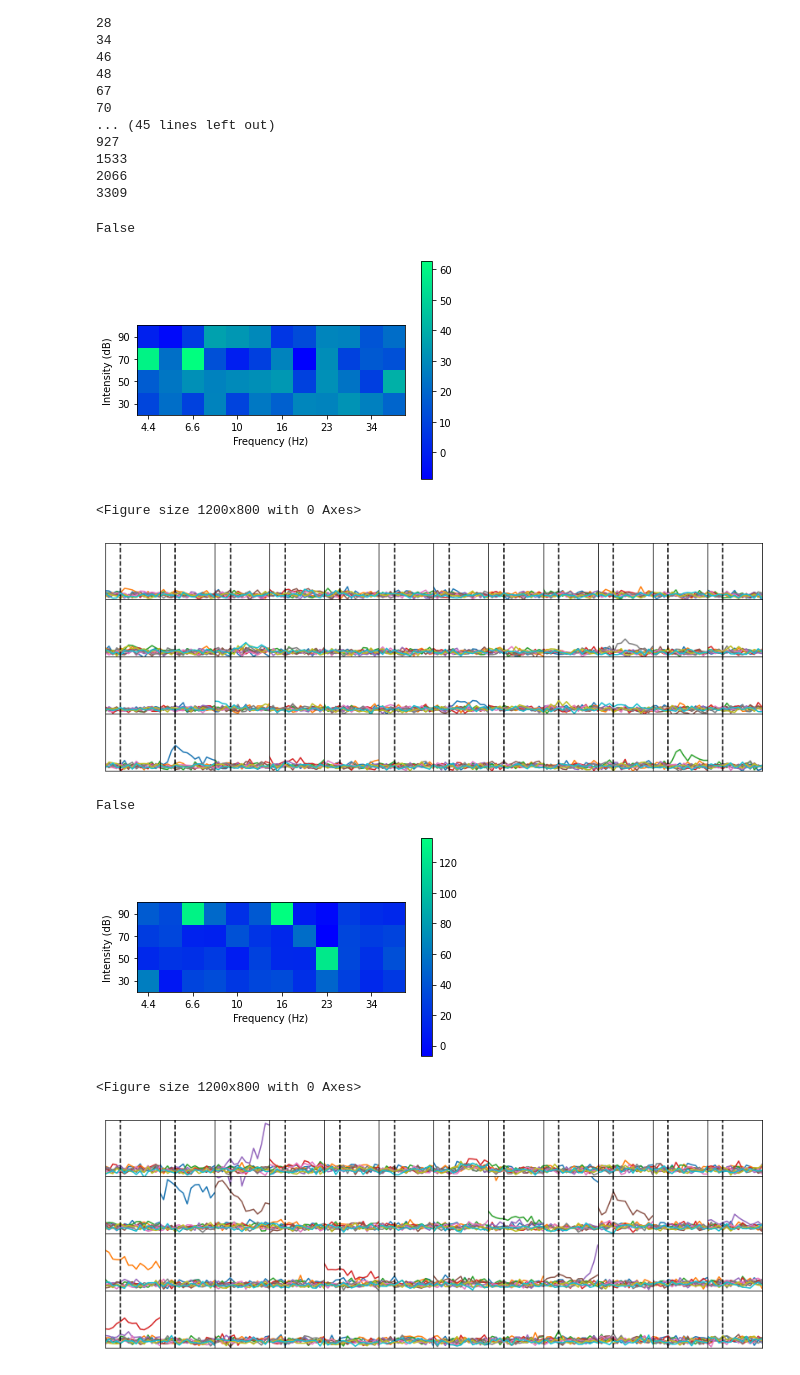
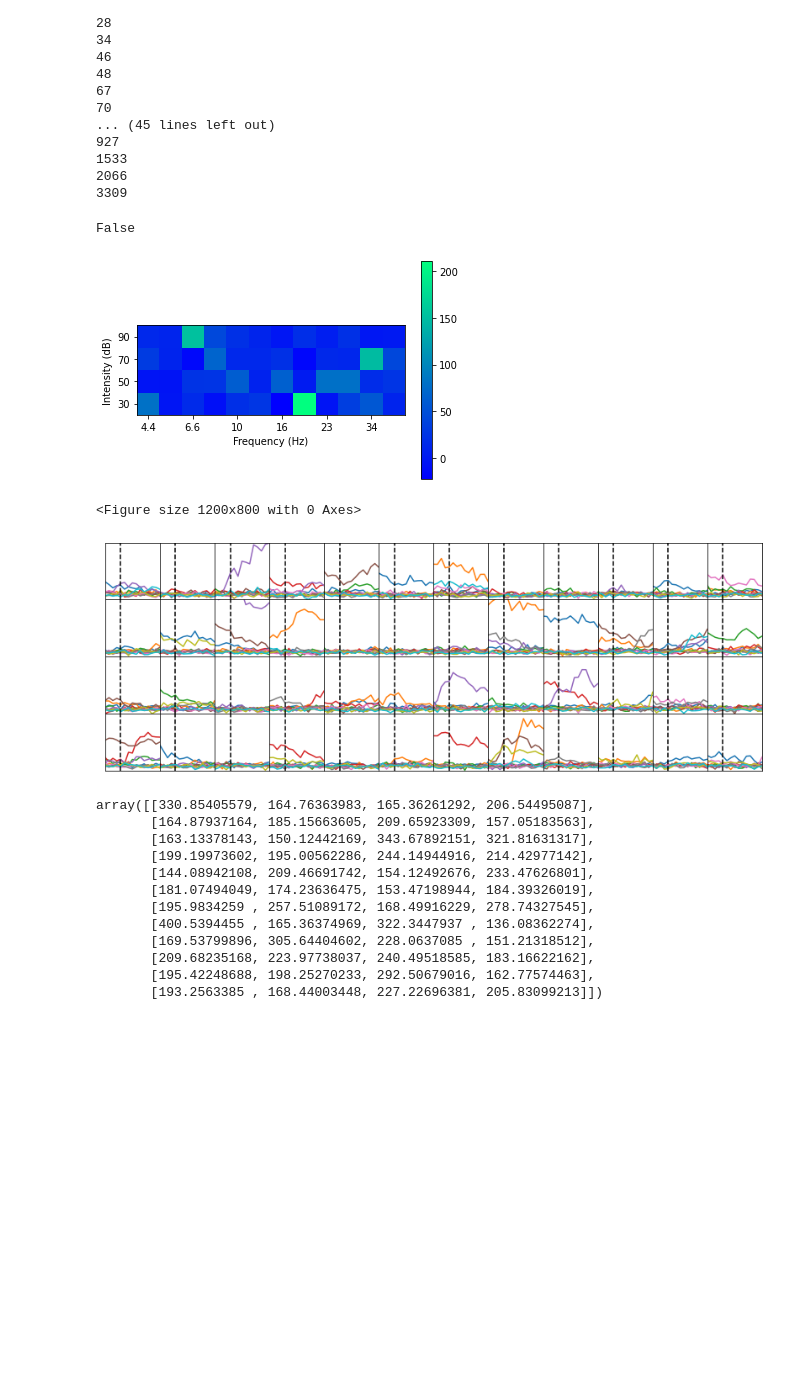
Before and after one commit to ConorLane1995/2Psinapod_two_photon_pipeline, a Jupyter notebook: notebooks/plot_tuning_curves.ipynb, the cells around one changed output. Saved outputs shown, nothing was run; the diff lists cells and outputs as text; code cells hidden in the pictures; blank space fills up the shorter version.

```diff
--- a/notebooks/plot_tuning_curves.ipynb
+++ b/notebooks/plot_tuning_curves.ipynb
@@ -198,19 +198,25 @@ for cell in cell_dictionary:
 2066
 3309
 # %%
-cell_ID_list = list(cell_dictionary.keys())
-for i in range(len(cell_ID_list)):
-    cell_ID = cell_ID_list[i]
-    print(cell_dictionary[cell_ID]['active'])
-    plot_single_tuning_curve(cell_dictionary,cell_ID)
-    get_cell_tuning_by_peak(cell_dictionary[cell_ID]['traces'],True)
-    input("Press enter to continue...")
+
+cell_ID = 3
+print(cell_dictionary[cell_ID]['active'])
+plot_single_tuning_curve(cell_dictionary,cell_ID)
+get_cell_tuning_by_peak(cell_dictionary[cell_ID]['traces'],True)
 # %% [output]
 False
-[figure, old version]
+[figure, new version]
 <Figure size 1200x800 with 0 Axes>
-[figure, old version]
+[figure, new version]
-False
+array([[330.85405579, 164.76363983, 165.36261292, 206.54495087],
+       [164.87937164, 185.15663605, 209.65923309, 157.05183563],
+       [163.13378143, 150.12442169, 343.67892151, 321.81631317],
+       [199.19973602, 195.00562286, 244.14944916, 214.42977142],
+       [144.08942108, 209.46691742, 154.12492676, 233.47626801],
+       [181.07494049, 174.23636475, 153.47198944, 184.39326019],
+       [195.9834259 , 257.51089172, 168.49916229, 278.74327545],
+       [400.5394455 , 165.36374969, 322.3447937 , 136.08362274],
+       [169.53799896, 305.64404602, 228.0637085 , 151.21318512],
+       [209.68235168, 223.97738037, 240.49518585, 183.16622162],
+       [195.42248688, 198.25270233, 292.50679016, 162.77574463],
+       [193.2563385 , 168.44003448, 227.22696381, 205.83099213]])
-[figure, removed]
-<Figure size 1200x800 with 0 Axes>
-[figure, removed]
```
Also changed, not shown: 3 other files.
